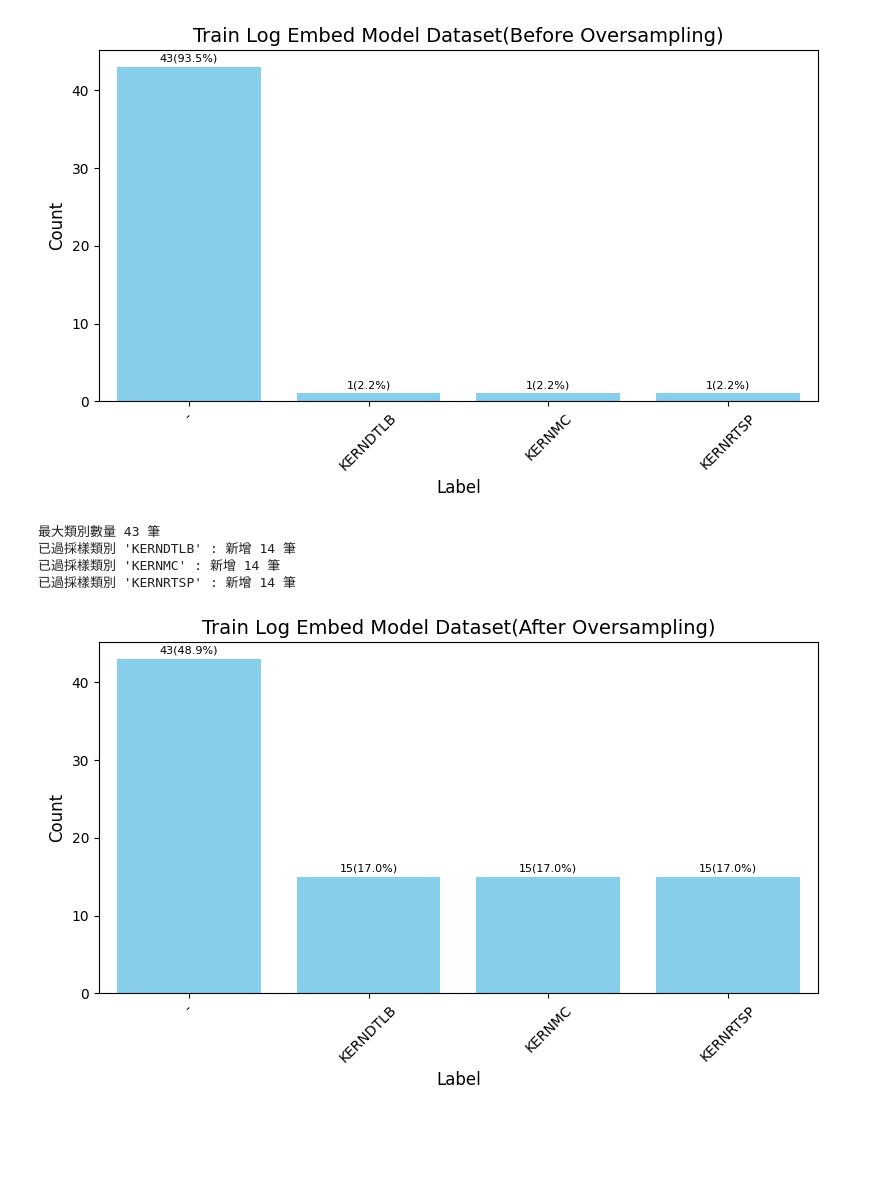
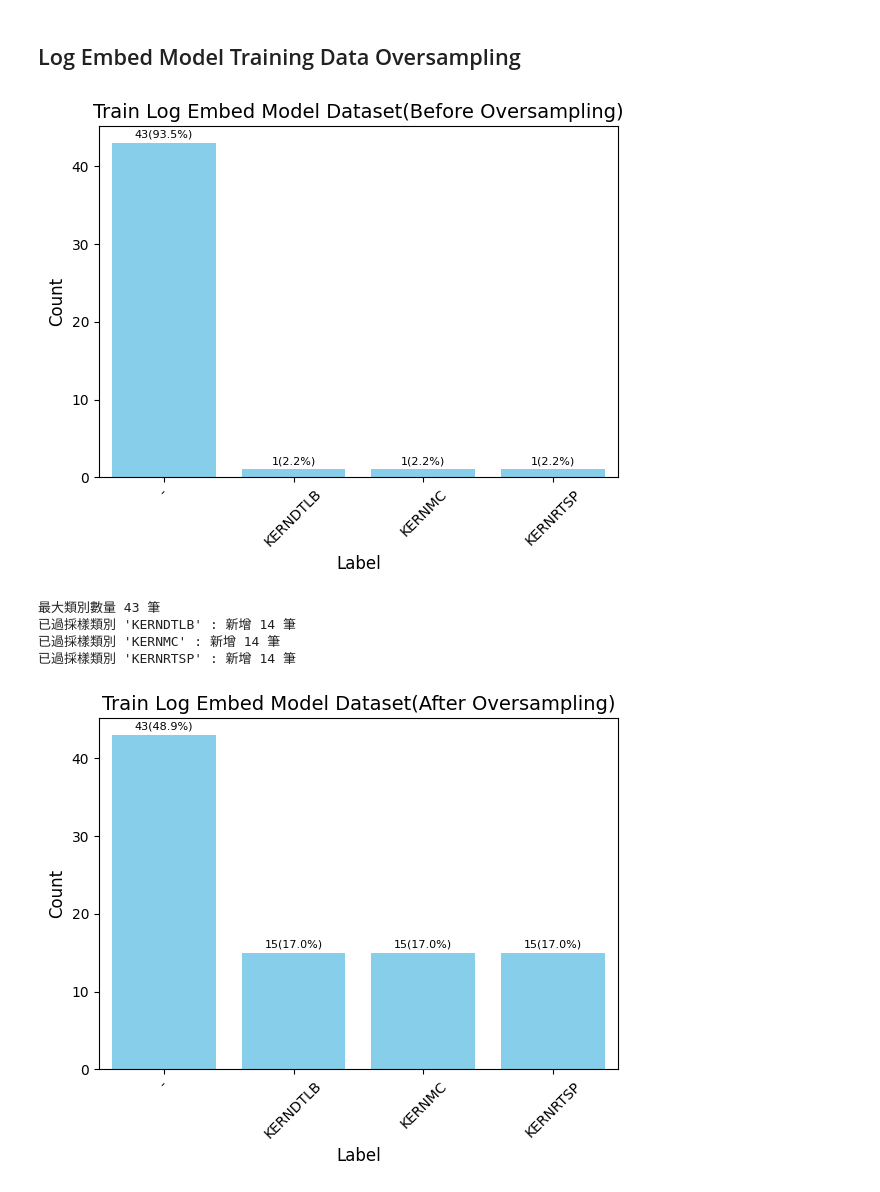
Before and after one commit to alsk1369854/smart-om-agent, a Jupyter notebook: oversampling.ipynb, the cells around one changed output. Saved outputs shown, nothing was run; the diff lists cells and outputs as text; code cells hidden in the pictures; blank space fills up the shorter version.

```diff
--- a/oversampling.ipynb
+++ b/oversampling.ipynb
@@ -8,41 +13,47 @@ SLIDING_WIN_TYPE: types.SlidingWindowTypes = "count" # "count" | "time"
+# %%
+work_config = configs.WORK_CONFIG_MAP[DATASET_TYPE]
+ldfh = log_utils.LogDataFrameHelper()
+# %% [markdown]
+## Log Embed Model Training Data Oversampling
 # %%
-work_config = configs.WORK_CONFIG_MAP[DATASET_TYPE]
-ldfh = log_utils.LogDataFrameHelper(work_config.dataset_config.path)
 # Build structured logs
 struct_logs_df = ldfh.build_struct_logs(
     log_path=work_config.dataset_config.path,
     log_format=work_config.dataset_config.fromat,
     start_line=work_config.dataset_config.start_line,
     end_line=work_config.dataset_config.end_line,
 )
+
 # Build semantic logs
 logs_df = ldfh.build_semantic_logs(
     struct_logs_df=struct_logs_df,
     feature_columns=work_config.dataset_config.feat_columns,
-    log_regex_replase_fn=log_utils.log_regex_replase,
+    log_regex_replace_func=log_utils.log_regex_replace,
 )
+
 # Split training and testing logs
 sampling_fn = samp_utils.train_test_sampling if SAMPLING_TYPE == "our" else samp_utils.logllm_train_test_sampling
-train_logs_df, test_logs_df = sampling_fn(logs_df, environments.TRAIN_RATIO)
+train_logs_df, test_logs_df = sampling_fn(df=logs_df, train_ratio=environments.TRAIN_RATIO)
+
 # Build unique logs
 train_unique_logs_df = train_logs_df.drop_duplicates(subset=["log", "label"], inplace=False)
 train_unique_logs, train_unique_logs_labels = train_unique_logs_df["log"].tolist(), train_unique_logs_df["label"].tolist()
 plt_utils.draw_label_distribution(train_unique_logs_labels, title="Train Log Embed Model Dataset(Before Oversampling)")
 
 # Oversamping
 oversamp_beta = 1 / (len(set(train_unique_logs_labels)) - 1)
-train_logs_oversmap, train_labels_oversmap = samp_utils.minority_oversampling(
+train_logs_oversamp, train_labels_oversamp = samp_utils.minority_oversampling(
     x=train_unique_logs, y=train_unique_logs_labels, beta=oversamp_beta,
 )
-plt_utils.draw_label_distribution(train_labels_oversmap, title="Train Log Embed Model Dataset(After Oversampling)")
+plt_utils.draw_label_distribution(train_labels_oversamp, title="Train Log Embed Model Dataset(After Oversampling)")
 
 # Binary labels
-train_binary_labels = ["Normal" if x == "-" else "Abnormal" for x in train_labels_oversmap]
+train_binary_labels = ["Normal" if x == "-" else "Abnormal" for x in train_labels_oversamp]
 plt_utils.draw_label_distribution(train_binary_labels, title="Train Log Embed Model Dataset(After Oversampling)")
 # %% [output]
-[figure, old version]
+[figure, new version]
 最大類別數量 43 筆
 已過採樣類別 'KERNDTLB' : 新增 14 筆
 已過採樣類別 'KERNMC' : 新增 14 筆
 已過採樣類別 'KERNRTSP' : 新增 14 筆
-[figure, old version]
+[figure, new version]
```
Also changed, not shown: parts of 7 cells of this notebook, 4 other files.
